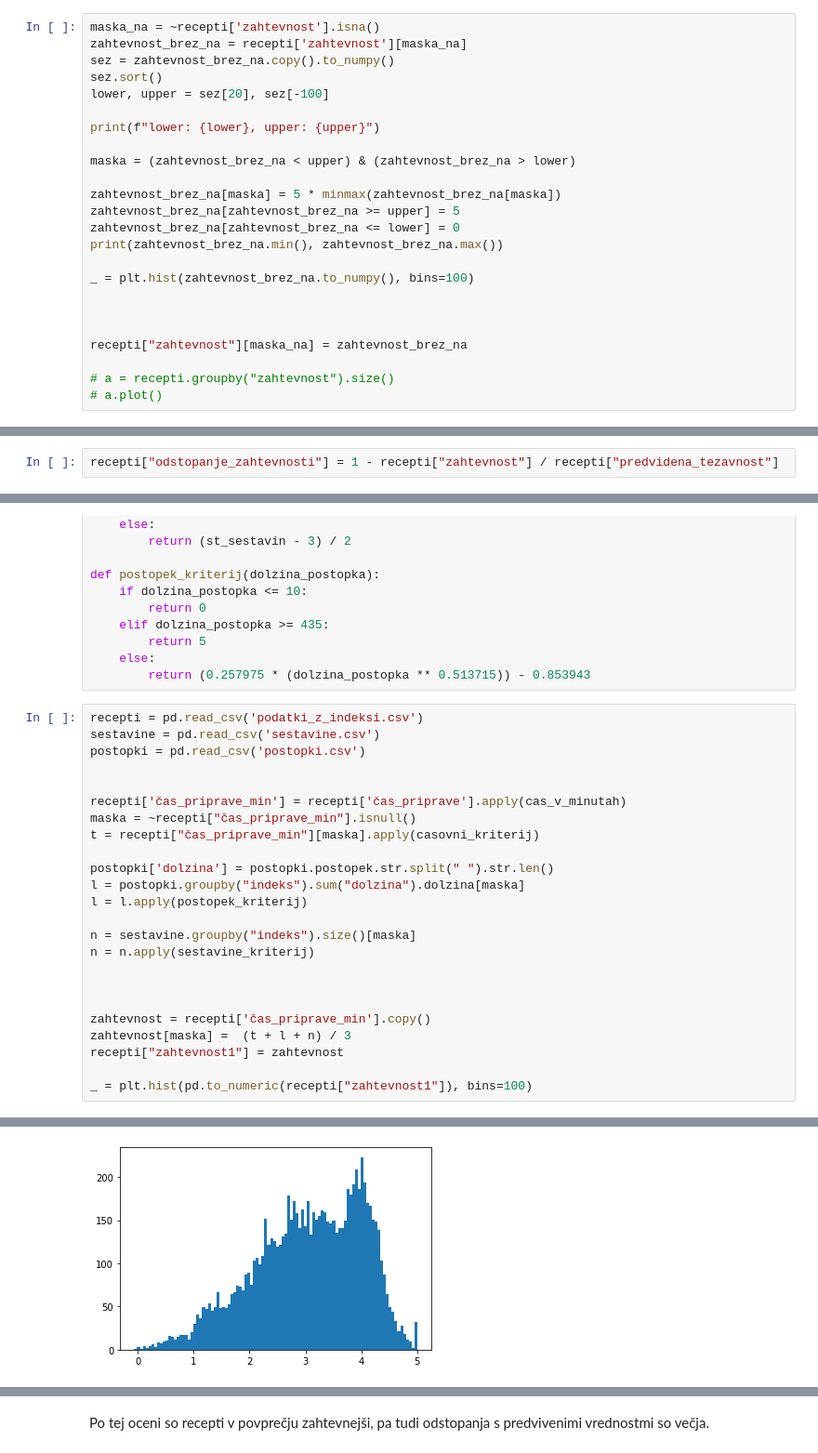
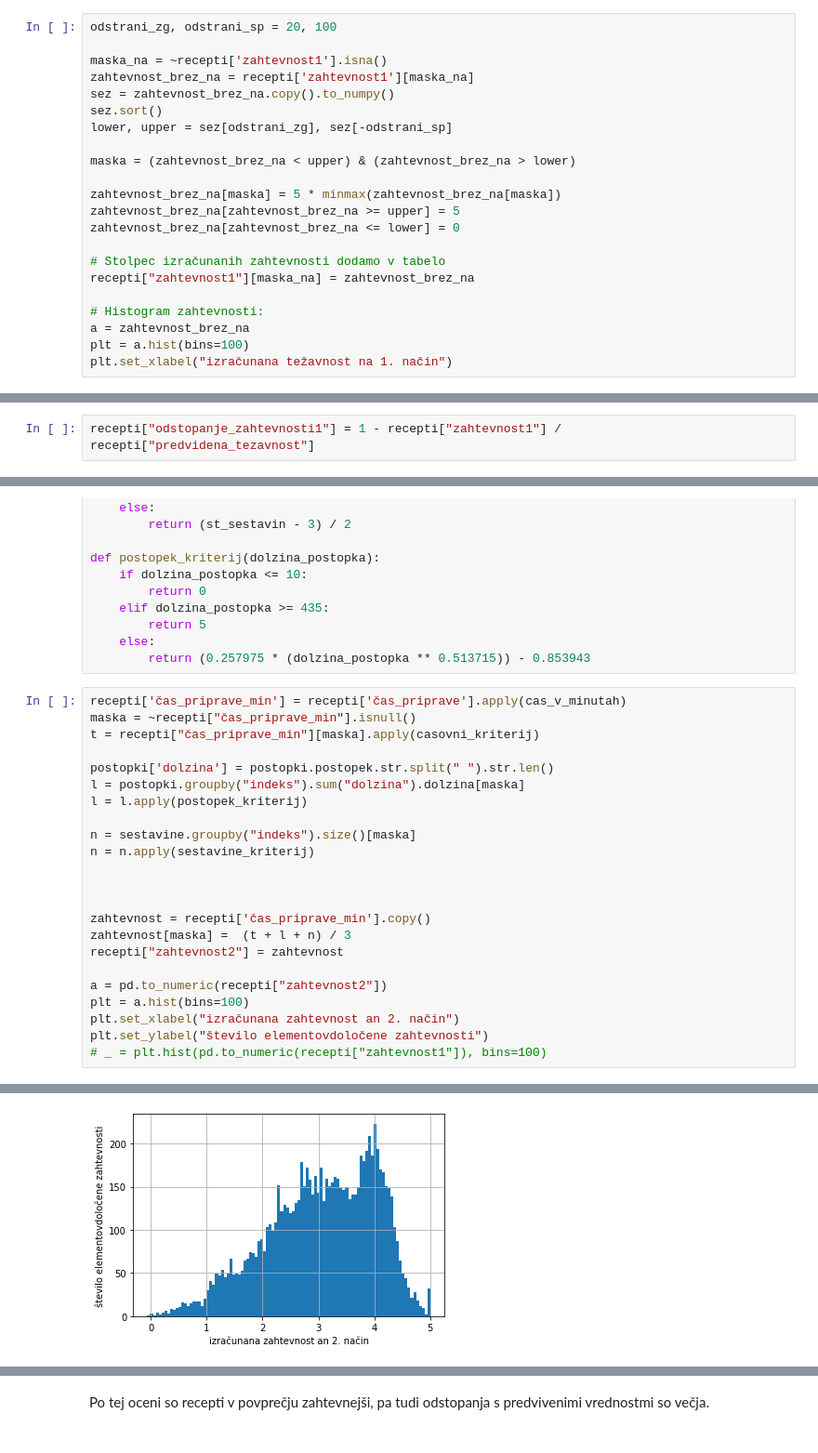
Before and after one commit to MarijaJez/Projekt, a Jupyter notebook: analiza.ipynb, the cells around one changed output, grey strips where cells are left out. Shown at 93% size. Drawn from its saved outputs; the diff is of its cells as text.

```diff
--- a/analiza.ipynb
+++ b/analiza.ipynb
@@ -109,25 +145,23 @@ Zdaj smo dobili porazdelitev receptov glede na njihovo zahtevnost, izračunano p
 # %%
-maska_na = ~recepti['zahtevnost'].isna()
-zahtevnost_brez_na = recepti['zahtevnost'][maska_na]
+odstrani_zg, odstrani_sp = 20, 100
+
+maska_na = ~recepti['zahtevnost1'].isna()
+zahtevnost_brez_na = recepti['zahtevnost1'][maska_na]
 sez = zahtevnost_brez_na.copy().to_numpy()
 sez.sort()
-lower, upper = sez[20], sez[-100]
-
-print(f"lower: {lower}, upper: {upper}")
+lower, upper = sez[odstrani_zg], sez[-odstrani_sp]
 
 maska = (zahtevnost_brez_na < upper) & (zahtevnost_brez_na > lower)
 
 zahtevnost_brez_na[maska] = 5 * minmax(zahtevnost_brez_na[maska])
 zahtevnost_brez_na[zahtevnost_brez_na >= upper] = 5
 zahtevnost_brez_na[zahtevnost_brez_na <= lower] = 0
-print(zahtevnost_brez_na.min(), zahtevnost_brez_na.max())
 
-_ = plt.hist(zahtevnost_brez_na.to_numpy(), bins=100)
+# Stolpec izračunanih zahtevnosti dodamo v tabelo
+recepti["zahtevnost1"][maska_na] = zahtevnost_brez_na
 
-
-
-recepti["zahtevnost"][maska_na] = zahtevnost_brez_na
-
-# a = recepti.groupby("zahtevnost").size()
-# a.plot()
+# Histogram zahtevnosti:
+a = zahtevnost_brez_na
+plt = a.hist(bins=100)
+plt.set_xlabel("izračunana težavnost na 1. način")
 # %% [output]
@@ -144,4 +176,4 @@ Dobili smo ocene zahtevnosti analiziranih receptov glede na izbrani kriterij.
 Sedaj pa nas zanima še primerjava med našimi izračuni in ocenami, ki so jih predvideli avtorji receptov.
 Izračunamo razmerje $z/t$, kjer je $z$ zahtevnost, izračunana po naših postopkih, $t$ pa predvidena težavnost, podana na strani. Odstopanje zahtevnosti podem izrazimo kot $1 - z/t$.
 # %%
-recepti["odstopanje_zahtevnosti"] = 1 - recepti["zahtevnost"] / recepti["predvidena_tezavnost"]
+recepti["odstopanje_zahtevnosti1"] = 1 - recepti["zahtevnost1"] / recepti["predvidena_tezavnost"]
@@ -184,11 +223,6 @@ def postopek_kriterij(dolzina_postopka):
     else:
         return (0.257975 * (dolzina_postopka ** 0.513715)) - 0.853943
 # %%
-recepti = pd.read_csv('podatki_z_indeksi.csv')
-sestavine = pd.read_csv('sestavine.csv')
-postopki = pd.read_csv('postopki.csv')
-
-
 recepti['čas_priprave_min'] = recepti['čas_priprave'].apply(cas_v_minutah)
 maska = ~recepti["čas_priprave_min"].isnull()
 t = recepti["čas_priprave_min"][maska].apply(casovni_kriterij)
@@ -204,7 +238,11 @@ n = n.apply(sestavine_kriterij)
 
 zahtevnost = recepti['čas_priprave_min'].copy()
 zahtevnost[maska] =  (t + l + n) / 3
-recepti["zahtevnost1"] = zahtevnost
+recepti["zahtevnost2"] = zahtevnost
 
-_ = plt.hist(pd.to_numeric(recepti["zahtevnost1"]), bins=100)
+a = pd.to_numeric(recepti["zahtevnost2"])
+plt = a.hist(bins=100)
+plt.set_xlabel("izračunana zahtevnost an 2. način")
+plt.set_ylabel("število elementovdoločene zahtevnosti")
+# _ = plt.hist(pd.to_numeric(recepti["zahtevnost1"]), bins=100)
 # %% [output]
@@ -211 +250 @@ _ = plt.hist(pd.to_numeric(recepti["zahtevnost1"]), bins=100)
-[figure, old version]
+[figure, new version]
```
Also changed, not shown: parts of 42 cells of this notebook, 1 other file.
